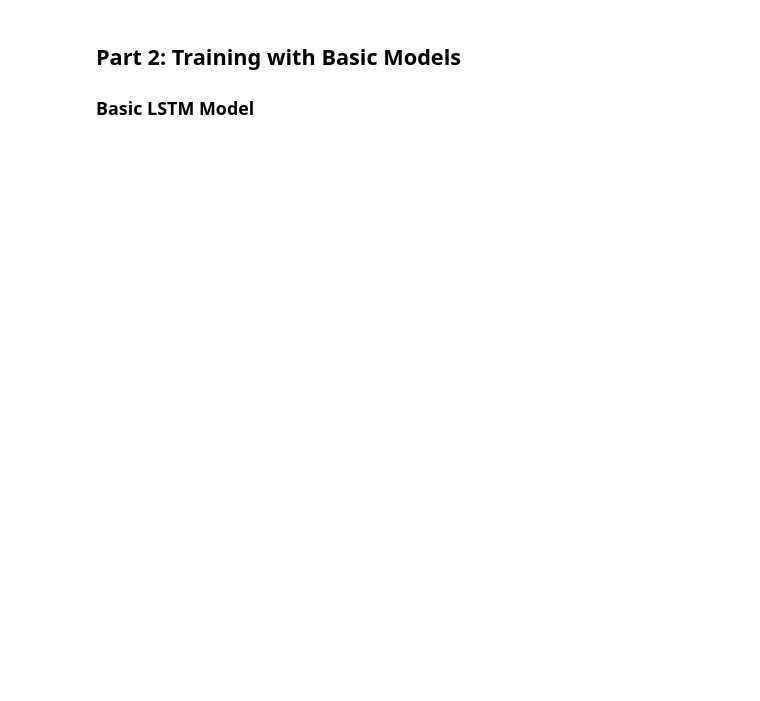
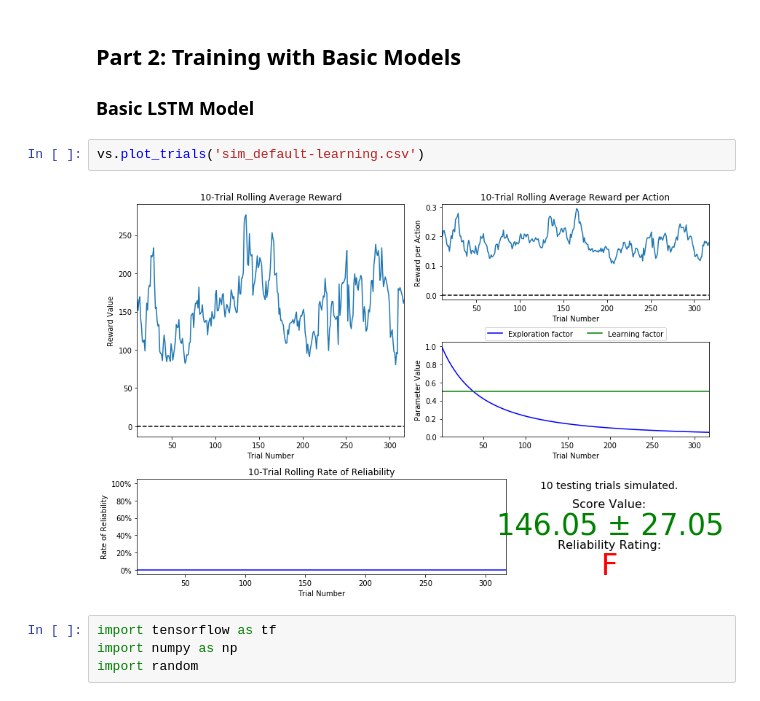
Before and after one commit to earlofyor714/aigym_practice, a Jupyter notebook: Invader/Space Invaders Research.ipynb, the cells around one changed output. Cells and saved outputs as stored; diff of their text form; blank space fills up the shorter version.

```diff
--- a/Invader/Space Invaders Research.ipynb
+++ b/Invader/Space Invaders Research.ipynb
@@ -35,3 +33,11 @@ vs.plot_trials('sim_basic.csv')
 ## Part 2: Training with Basic Models
 
 ### Basic LSTM Model
+# %%
+vs.plot_trials('sim_default-learning.csv')
+# %% [output]
+[figure, added]
+# %%
+import tensorflow as tf
+import numpy as np
+import random
```
Also changed, not shown: parts of 3 cells of this notebook, 5 other files.
